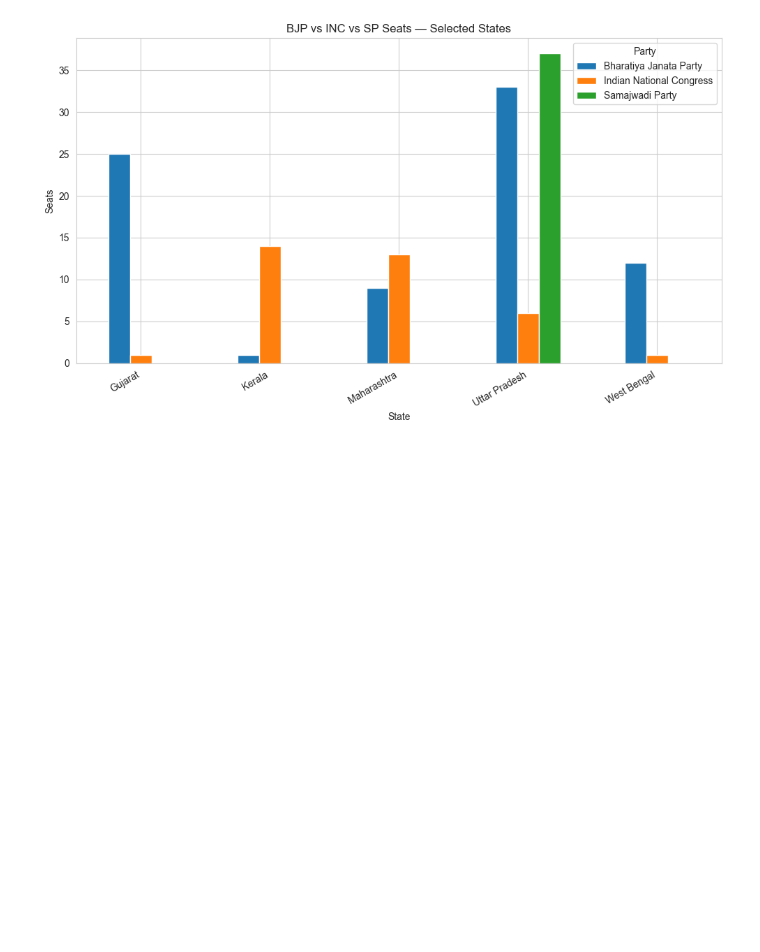
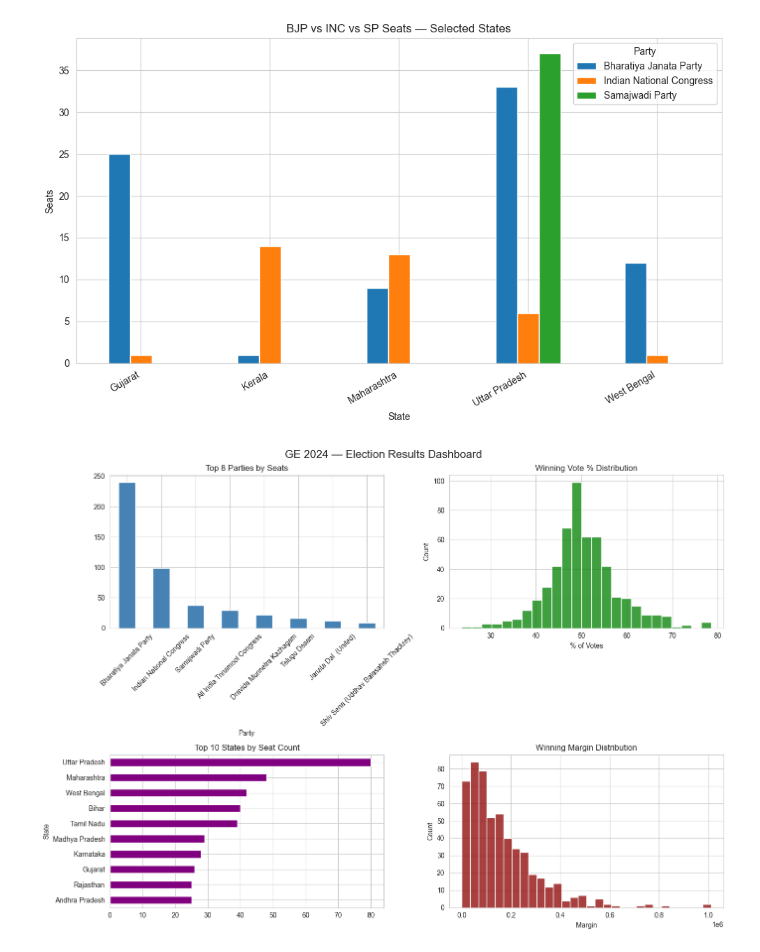
Before and after one commit to geershatisaxena/Election, a Jupyter notebook: res.ipynb, the cells around one changed output. Saved outputs shown, nothing was run; the diff lists cells and outputs as text; code cells hidden in the pictures; blank space fills up the shorter version.

```diff
--- a/res.ipynb
+++ b/res.ipynb
@@ -1239,3 +1239,23 @@ plt.xticks(rotation=30, ha="right")
 plt.tight_layout()
 # %% [output]
 [figure]
+# %%
+fig, axes = plt.subplots(2, 2, figsize=(14, 10))
+seats_won.head(8).plot(kind="bar", ax=axes[0, 0], color="steelblue")
+axes[0, 0].set_title("Top 8 Parties by Seats")
+axes[0, 0].tick_params(axis="x", rotation=45)
+
+sns.histplot(winners["% of Votes"], bins=25, ax=axes[0, 1], color="green")
+axes[0, 1].set_title("Winning Vote % Distribution")
+
+seats_per_state.head(10).plot(kind="barh", ax=axes[1, 0], color="purple")
+axes[1, 0].invert_yaxis()
+axes[1, 0].set_title("Top 10 States by Seat Count")
+
+sns.histplot(merged["Margin"], bins=30, ax=axes[1, 1], color="darkred")
+axes[1, 1].set_title("Winning Margin Distribution")
+
+plt.suptitle("GE 2024 — Election Results Dashboard", fontsize=16)
+plt.tight_layout()
+# %% [output]
+[figure, added]
```
